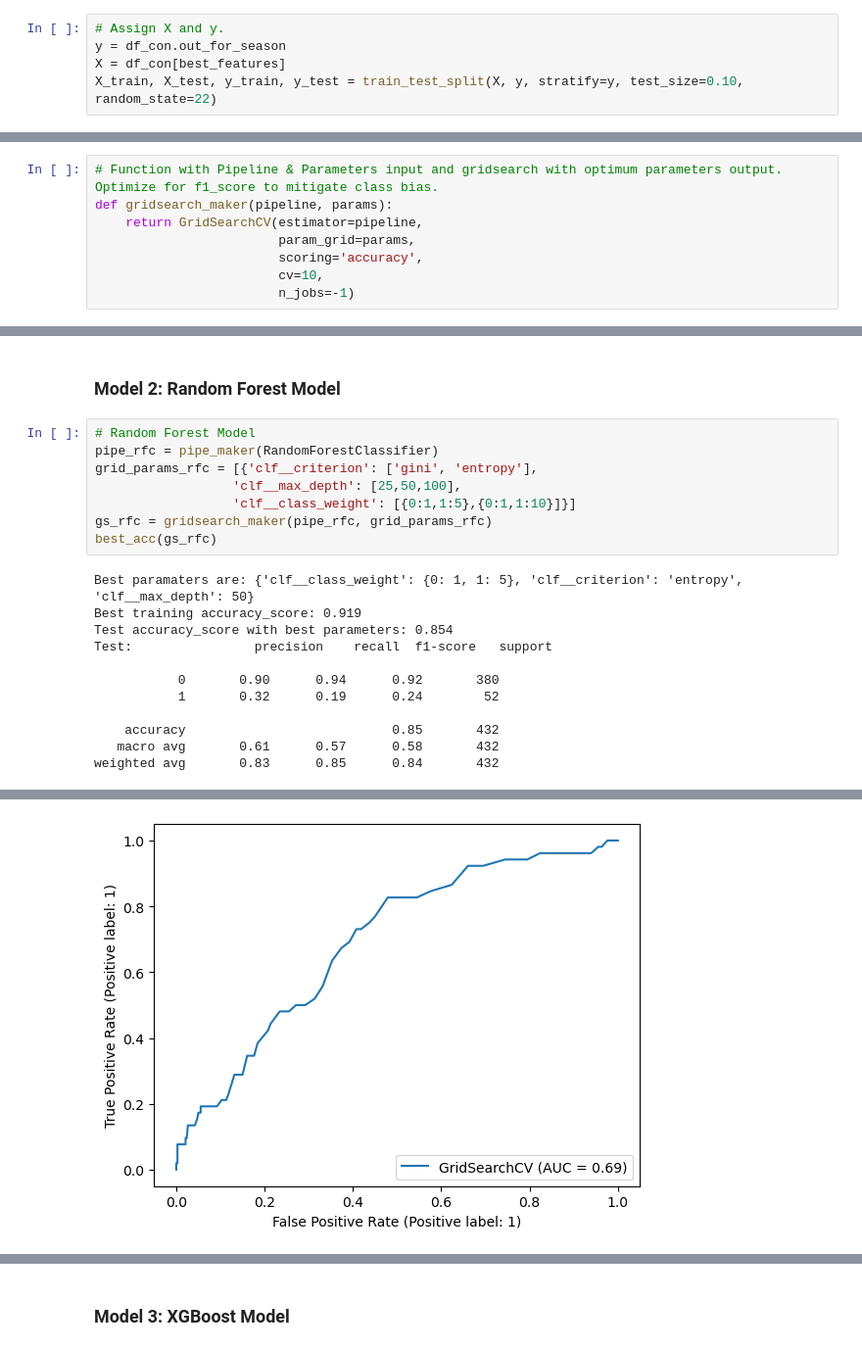
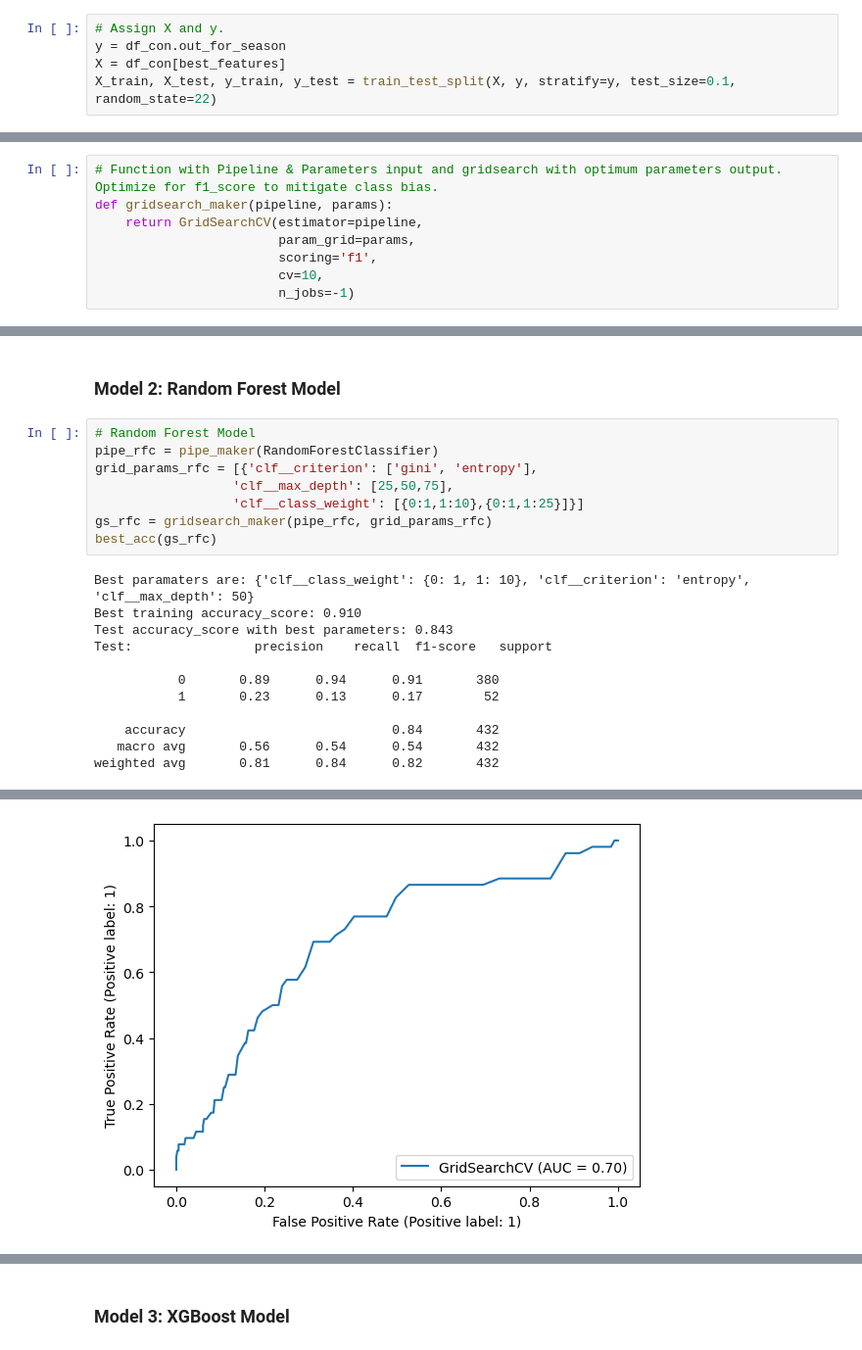
Before and after one commit to RH3421/Reducing_NBA_Injuries, a Jupyter notebook: Main_Notebook.ipynb, the cells around one changed output, grey strips where cells are left out. Shown at 98% size. Drawn from its saved outputs; the diff is of its cells as text.

```diff
--- a/Main_Notebook.ipynb
+++ b/Main_Notebook.ipynb
@@ -347,7 +347,7 @@ Assign X and y values, train_test_split, scale data.
 # Assign X and y.
 y = df_con.out_for_season
 X = df_con[best_features]
-X_train, X_test, y_train, y_test = train_test_split(X, y, stratify=y, test_size=0.10, random_state=22)
+X_train, X_test, y_train, y_test = train_test_split(X, y, stratify=y, test_size=0.1, random_state=22)
 # %% [markdown]
 Assess for high multicollinearity via Variance Inflation Factor (VIF).
 # %%
@@ -482,7 +482,7 @@ def pipe_maker(classifier):
 def gridsearch_maker(pipeline, params):
     return GridSearchCV(estimator=pipeline,
                         param_grid=params,
-                        scoring='accuracy',
+                        scoring='f1',
                         cv=10,
                         n_jobs=-1)
 # %%
@@ -646,19 +626,19 @@ Let us move on to more advance models.
 # Random Forest Model
 pipe_rfc = pipe_maker(RandomForestClassifier)
 grid_params_rfc = [{'clf__criterion': ['gini', 'entropy'],
-                  'clf__max_depth': [25,50,100],
-                  'clf__class_weight': [{0:1,1:5},{0:1,1:10}]}]
+                  'clf__max_depth': [25,50,75],
+                  'clf__class_weight': [{0:1,1:10},{0:1,1:25}]}]
 gs_rfc = gridsearch_maker(pipe_rfc, grid_params_rfc)
 best_acc(gs_rfc)
 # %% [output]
-Best paramaters are: {'clf__class_weight': {0: 1, 1: 5}, 'clf__criterion': 'entropy', 'clf__max_depth': 50}
-Best training accuracy_score: 0.919
-Test accuracy_score with best parameters: 0.854
+Best paramaters are: {'clf__class_weight': {0: 1, 1: 10}, 'clf__criterion': 'entropy', 'clf__max_depth': 50}
+Best training accuracy_score: 0.910
+Test accuracy_score with best parameters: 0.843
 Test:                precision    recall  f1-score   support
 
-           0       0.90      0.94      0.92       380
-           1       0.32      0.19      0.24        52
+           0       0.89      0.94      0.91       380
+           1       0.23      0.13      0.17        52
 
-    accuracy                           0.85       432
-   macro avg       0.61      0.57      0.58       432
-weighted avg       0.83      0.85      0.84       432
+    accuracy                           0.84       432
+   macro avg       0.56      0.54      0.54       432
+weighted avg       0.81      0.84      0.82       432
@@ -666,2 +646,2 @@ weighted avg       0.83      0.85      0.84       432
-[figure, old version]
+[figure, new version]
 # %% [markdown]
```
Also changed, not shown: parts of 15 cells of this notebook, 4 other files.
